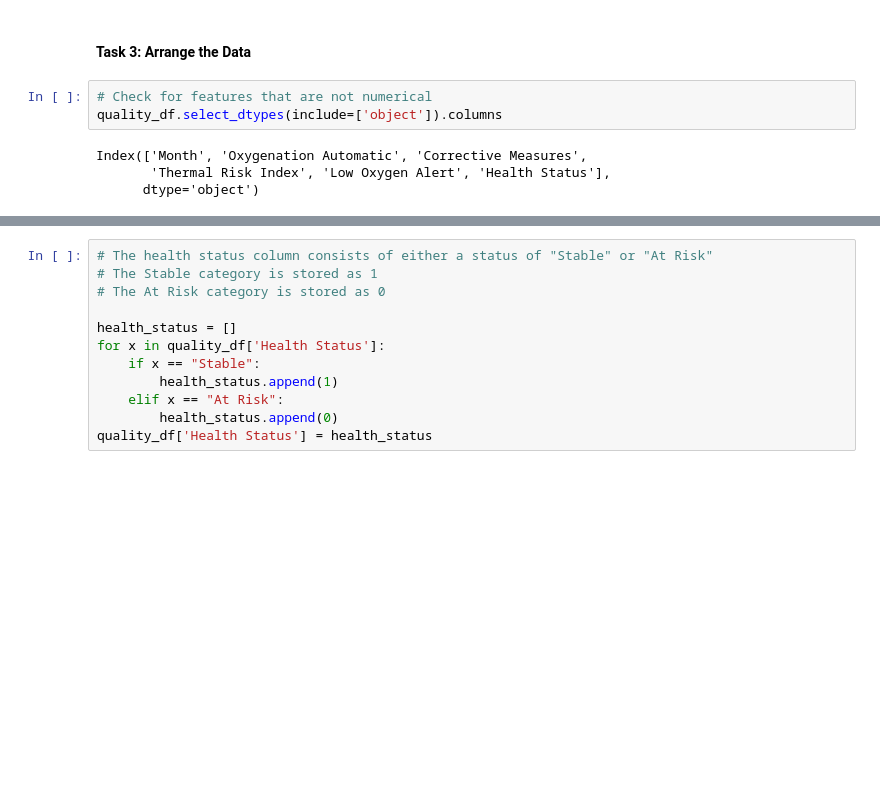
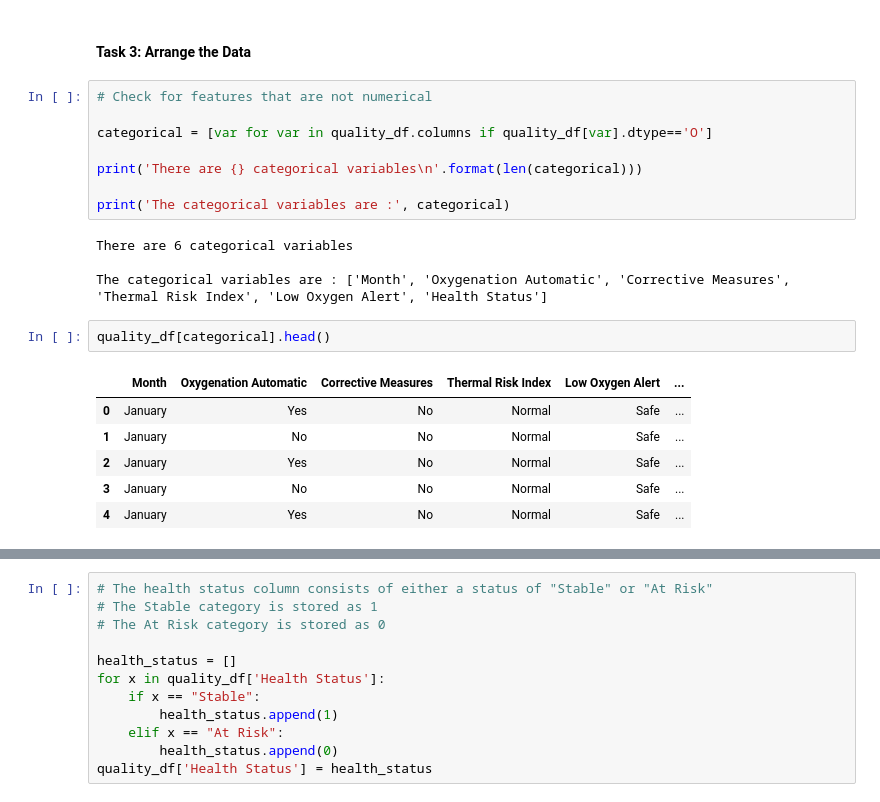
Before and after one commit to aaminah-arif/IoT-Monitoring-of-Water-Quality-and-Tilapia, a Jupyter notebook: Logistic Regression Project.ipynb, the cells around one changed output, grey strips where cells are left out. Cells and saved outputs as stored; diff of their text form; blank space fills up the shorter version.

Commit message:
formatting

```diff
--- a/Logistic Regression Project.ipynb
+++ b/Logistic Regression Project.ipynb
@@ -84,10 +89,24 @@ p = sns.relplot(kind='scatter', data=dfm, x='value', y='Health Status', height=3
 [figure]
 # %% [markdown]
 #### Task 3: Arrange the Data
-# %%
-# Check for features that are not numerical
-quality_df.select_dtypes(include=['object']).columns
-# %% [output]
-Index(['Month', 'Oxygenation Automatic', 'Corrective Measures',
-       'Thermal Risk Index', 'Low Oxygen Alert', 'Health Status'],
-      dtype='object')
+# %%
+# Check for features that are not numerical
+
+categorical = [var for var in quality_df.columns if quality_df[var].dtype=='O']
+
+print('There are {} categorical variables\n'.format(len(categorical)))
+
+print('The categorical variables are :', categorical)
+# %% [output]
+There are 6 categorical variables
+
+The categorical variables are : ['Month', 'Oxygenation Automatic', 'Corrective Measures', 'Thermal Risk Index', 'Low Oxygen Alert', 'Health Status']
+# %%
+quality_df[categorical].head()
+# %% [output]
+|  | Month | Oxygenation Automatic | Corrective Measures | Thermal Risk Index | Low Oxygen Alert | ... |
+| 0 | January | Yes | No | Normal | Safe | ... |
+| 1 | January | No | No | Normal | Safe | ... |
+| 2 | January | Yes | No | Normal | Safe | ... |
+| 3 | January | No | No | Normal | Safe | ... |
+| 4 | January | Yes | No | Normal | Safe | ... |
```
Also changed, not shown: parts of 3 cells of this notebook.
